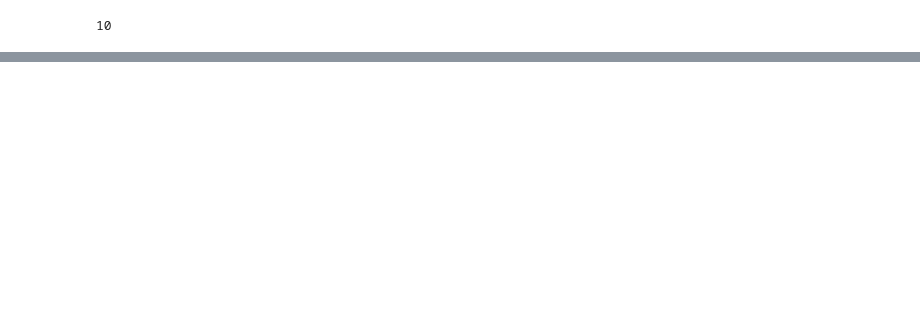
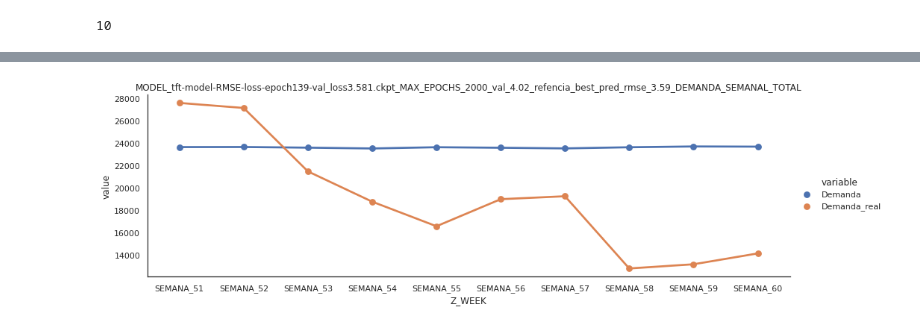
Before and after one commit to renatocastro33/DATATHON-ENTEL-2022---Reto2, a Jupyter notebook: notebooks/cristian/01.Model_01.ipynb, the cells around one changed output, grey strips where cells are left out. Saved outputs shown, nothing was run; the diff lists cells and outputs as text; code cells hidden in the pictures; blank space fills up the shorter version.

```diff
--- a/notebooks/cristian/01.Model_01.ipynb
+++ b/notebooks/cristian/01.Model_01.ipynb
@@ -991,18 +1293,24 @@ rms
 # %%
 #rmse_val = 3
 submission['Demanda_real'] = df_baseline['Demanda']
 
 import plotly.express as px
 
 tendencia_semanal = submission[['Z_WEEK','Demanda','Demanda_real']].groupby(['Z_WEEK']).sum().reset_index()
 
 graph = pd.melt(tendencia_semanal,id_vars=['Z_WEEK'],value_vars=['Demanda','Demanda_real'],)
 
-#fig = px.line(graph,x='date_block_num',y='value',color='variable')
+#fig = px.line(graph,x='Z_WEEK',y='value',color='variable')
 #fig.show()
 import seaborn as sns
-
-sns.catplot(x="Z_WEEK", y="value", hue="variable", kind="point", data=graph, height=4.27, aspect=19.7/8.27)
+sns.set(style='white')
+sns_fig = sns.catplot(x="Z_WEEK", y="value", hue="variable", kind="point", data=graph, height=4.27, aspect=25.7/8.27,facecolor='w')
+plt.title(best_model_name+'_MAX_EPOCHS_'+str(MAX_EPOCHS)+'_val_'+str(np.round(rmse_val,2))+'_refencia_best_pred_rmse_'+str(np.round(rms,2))+'_DEMANDA_SEMANAL_TOTAL')
+fig = sns_fig.figure
+fig.savefig(
+            '../../results/models/tft/'+best_model_name+'_MAX_EPOCHS_'+str(MAX_EPOCHS)+'_val_'+str(np.round(rmse_val,2))+'_refencia_best_pred_rmse_'+str(np.round(rms,2))+'_DEMANDA_SEMANAL_TOTAL.png')
+# %% [output]
+[figure, added]
 # %%
 #submission['Demanda'] = 0.9#submission['value']
 import numpy as np
```
Also changed, not shown: parts of 53 cells of this notebook, 18 other files.
